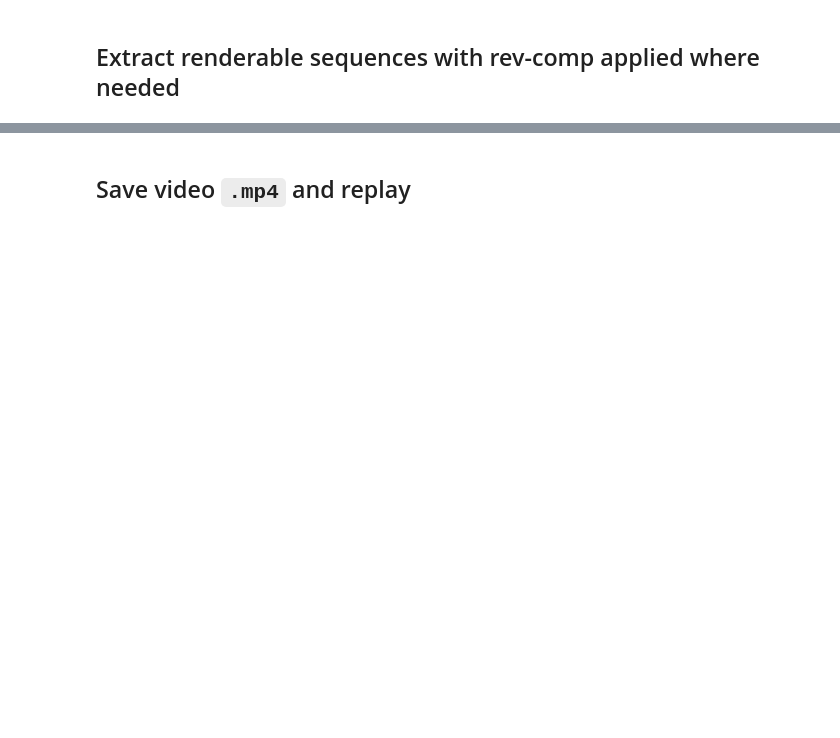
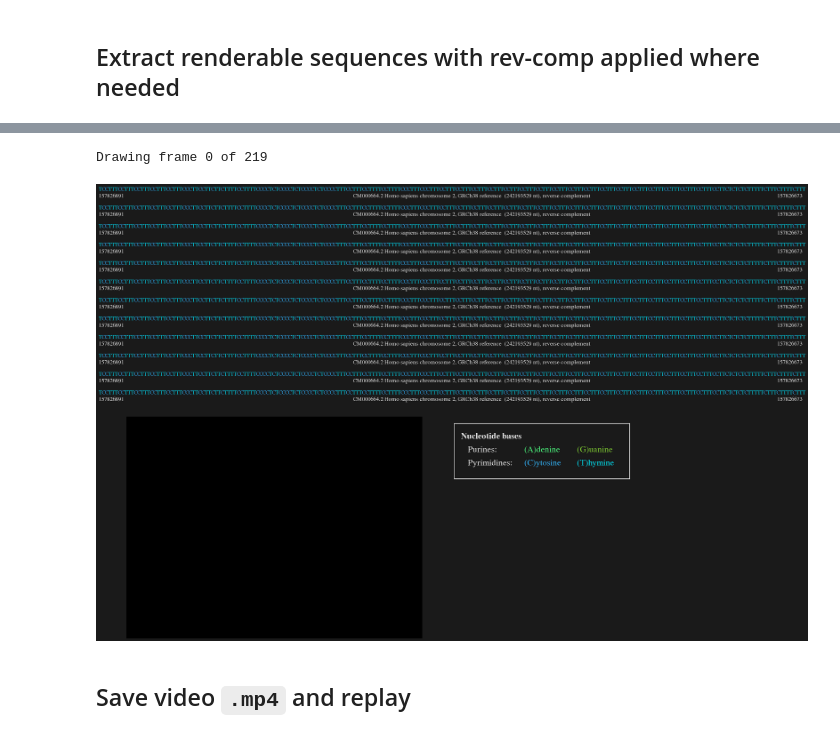
Before and after one commit to kevinjycui/bad-apple-on-human-genome, a Jupyter notebook: render.ipynb, the cells around one changed output, grey strips where cells are left out. Saved outputs shown, nothing was run; the diff lists cells and outputs as text; code cells hidden in the pictures; blank space fills up the shorter version.

```diff
--- a/render.ipynb
+++ b/render.ipynb
@@ -133,9 +119,0 @@ if MODE == 1:
-# %%
-# Sample
-if MODE == 1:
-    with open(f"queries/query_{sample_frame}.fa", "r") as f:
-        f.readline()
-        sequences[-2] = f.readline()
-    draw(-2)
-    sequences.pop(-2)
-    fig
@@ -246,31 +217,32 @@ elif MODE == 3:
+# %%
+for index in line_cache.keys():
+    line_cache[index] = normalize(line_cache[index])
+    line_cache[index] = fit_to_width(line_cache[index])
 # %%
-sequences = {}
+def draw(i):
+    print(f"Drawing frame {i} of {FRAMES*FPS//24}", end="\r", flush=True)
+    lines = frames[i]["lines"]
+    y = 0
+    for line in lines:
+        data = line_cache[line]
+        fig_sequences[y].write_info(data["name"], data["range"]["from"], data["range"]["to"])
+        x = 0
+        for base in data["sequence"]:
+            fig_sequences[y].write_char(base, x)
+            x += 1
+        y += 1
 
-if MODE == 1:
-    for i in range(len(data)):
-        sequences[i] = get_sequence(data[i])
-    print(sequences[0])
-elif MODE == 2:
-    for x in range(WIDTH):
-        for y in range(HEIGHT):
-            sequences[(x, y)] = get_sequence(data[(x, y)])
-    print(sequences[(0, 0)])
-elif MODE == 3:
-    line_cache = {}
-    for line in sorted(data['cache'].keys()):
-        line_cache[line] = get_sequence(data['cache'][line])
-    frames = sorted(data['frames'].keys())
-    for i in range(len(frames)):
-        if 'lines' in data['frames'][frames[i]]:
-            s = ""
-            for line in data['frames'][frames[i]]['lines']:
-                if line in line_cache:
-                    s += line_cache[line]
-                else:
-                    s += "N" * WIDTH
-            sequences[i] = (s + ("N" * (HEIGHT * WIDTH - len(s))))[:HEIGHT*WIDTH]
-        else:
-            sequences[i] = "N" * (HEIGHT * WIDTH)
+    axs[1].clear()
+    axs[1].axis("off")
+
+    img = mpimg.imread(f"frames/frame{frames[i]["index"]:04d}.png")
+    axs[1].imshow(img)
+
+draw(0)
+fig
+# %% [output]
+Drawing frame 0 of 219
+[figure, added]
 # %% [markdown]
 ## Save video `.mp4` and replay
 # %%
```
Also changed, not shown: parts of 20 cells of this notebook, 1 other file.
